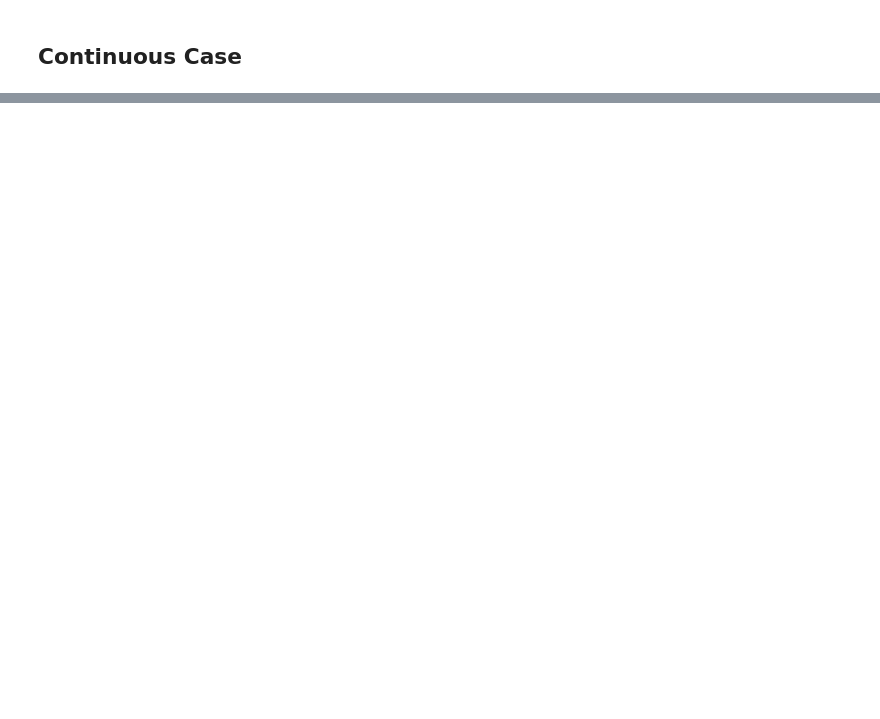
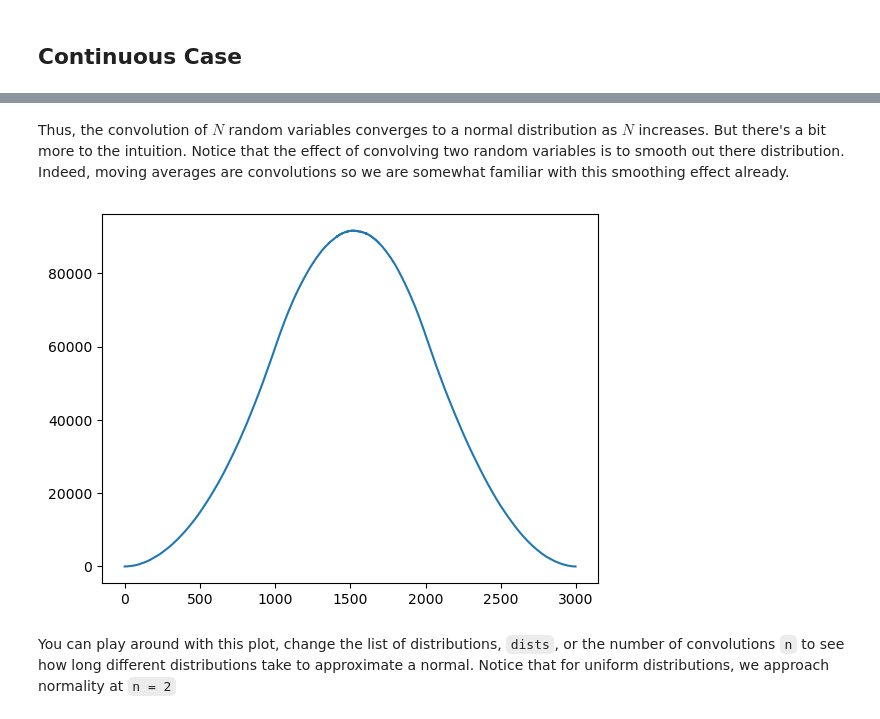
Before and after one commit to BenAF002/data_science, a Jupyter notebook: Notes/convolutions.ipynb, the cells around one changed output, grey strips where cells are left out. Drawn from its saved outputs; the diff is of its cells as text; code cells hidden in the pictures; blank space fills up the shorter version.

Commit message:
conv notes

```diff
--- a/Notes/convolutions.ipynb
+++ b/Notes/convolutions.ipynb
@@ -125,0 +141,2 @@ Here's another useful, and somewhat impressive realization of convolutions: mult
+# %% [markdown]
+Thus, the convolution of $N$ random variables converges to a normal distribution as $N$ increases. But there's a bit more to the intuition. Notice that the effect of convolving two random variables is to smooth out there distribution. Indeed, moving averages are convolutions so we are somewhat familiar with this smoothing effect already.
@@ -125,0 +146,19 @@ Here's another useful, and somewhat impressive realization of convolutions: mult
+# %%
+x = np.random.uniform(0, 1, 1000)
+y = np.random.uniform(0, 1, 1000)
+
+dists = [np.random.uniform(0, 1, 1000) for i in range(5)]
+
+def convs(dists, n):
+    res = dists[0]
+    i = 0
+    while i < n and i < len(dists):
+        i += 1
+        res = np.convolve(res, dists[i])
+    return res
+
+plt.plot(convs(dists, n=2));
+# %% [output]
+[figure, added]
+# %% [markdown]
+You can play around with this plot, change the list of distributions, `dists`, or the number of convolutions `n` to see how long different distributions take to approximate a normal. Notice that for uniform distributions, we approach normality at `n = 2`
```
Also changed, not shown: parts of 9 cells of this notebook, 1 other file.
